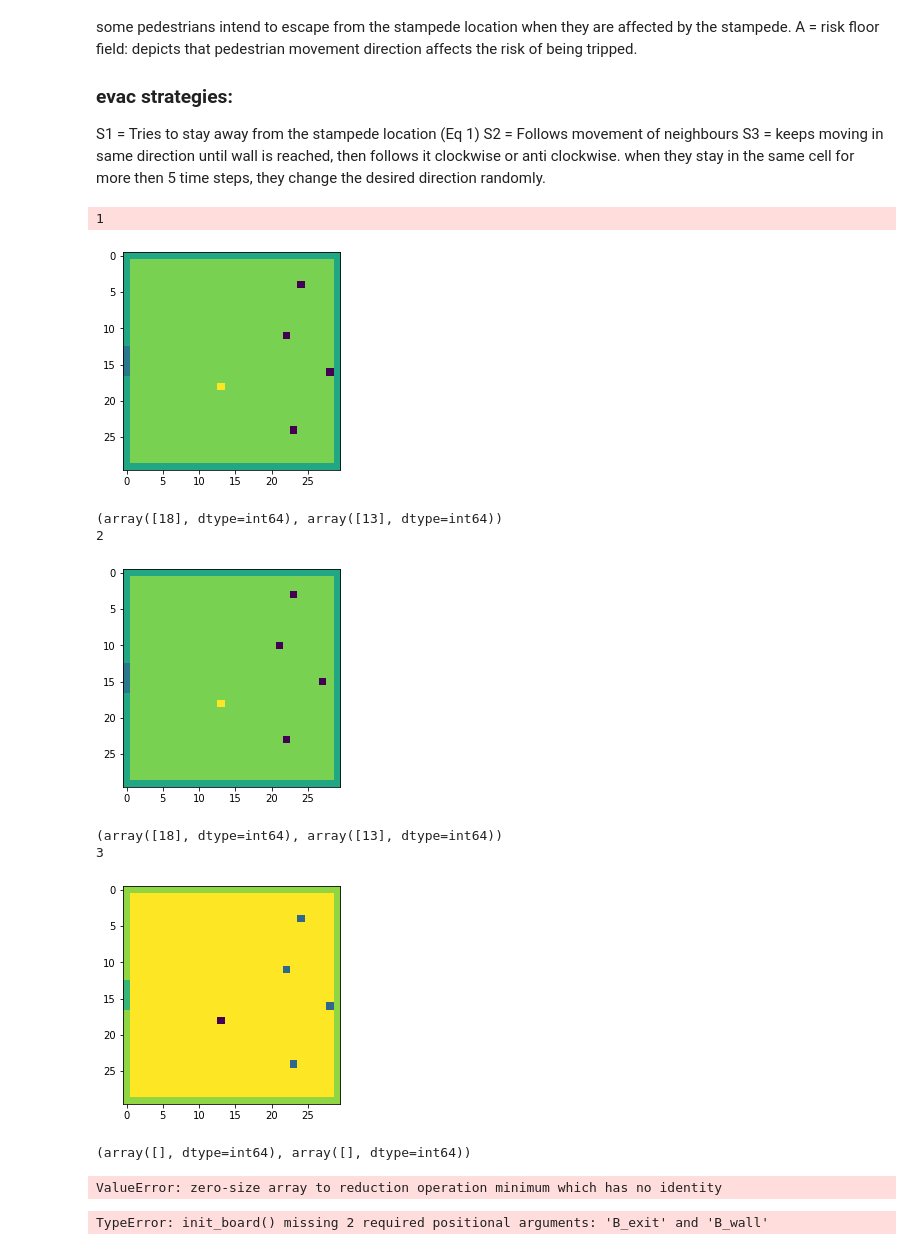
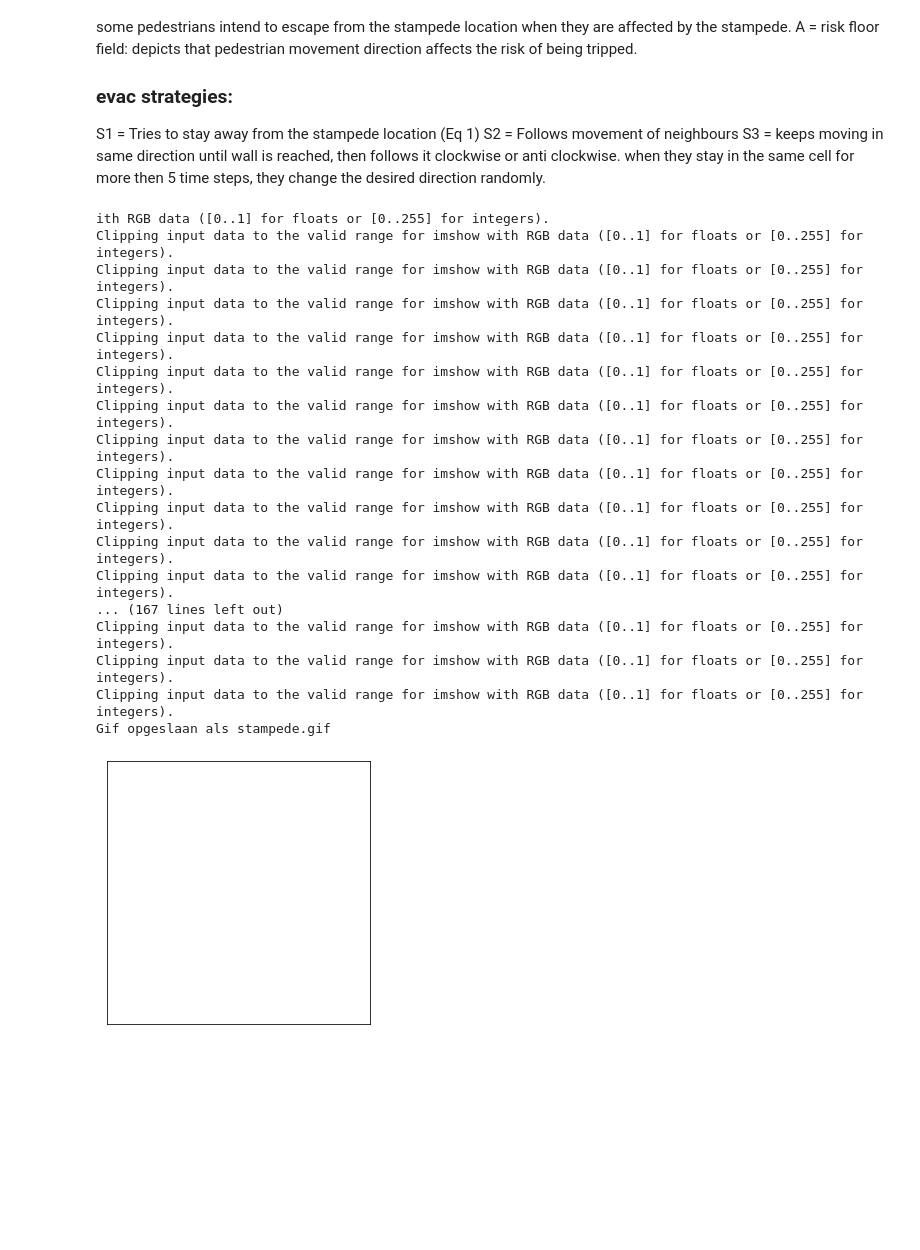
Before and after one commit to wardvanbelle/STmodels_project, a Jupyter notebook: Stampede.ipynb, the cells around one changed output. Cells and saved outputs as stored; diff of their text form; code cells hidden in the pictures; blank space fills up the shorter version.

```diff
--- a/Stampede.ipynb
+++ b/Stampede.ipynb
@@ -617,14 +658,14 @@ class Pedestrian:
 # %%
 # parameters
 board_size = 30 # size of board
-num_people = 5 # number of people
+num_people = 50 # number of people
 
 ##b Assigning locations as a tuple of a list with all y-coordinates and a list with all x-coordinates allows for multiple indexing
 exit_locs = ([int(board_size/2-2), int(board_size/2-1), int(board_size/2), int(board_size/2+1)], [0, 0, 0, 0]) # exit locations (middle of left wall)
 obstacle_locs = ([],[])
 fallen_locs = ([],[]) # No obstacles for now
 
-S_wall = 0 # 500 in the article but we're smarter
+S_wall = 500 # 500 in the article but we're smarter
 S_exit = 1
 B_wall = -1
 B_exit = -2
@@ -644,7 +685,7 @@ sight_radius = 5 # perception radius for each person
 
 Srange = 8 # stampede range
 
-state_dic = {'C':1,'Ue':-3,'Un':-4,'Ae':-5,'An':-6}
+state_dic = {'C':1,'left':0,'Ue':-3,'Un':-4,'Ae':-5,'An':-6}
 # each time step == 0.3s
 # %%
 # main function
@@ -696,10 +737,9 @@ while stampede:
         D = update_D(D, locations, prev_locations, diffusion_factor, decay_factor)
         fallen_locs,board = update_board(board,person_list,state_dic,chaos)
 
-    plt.imshow(board)
-    plt.show()
+    #plt.imshow(board)
+    #plt.show()
 
-    print(fallen_locs)
     if time > 1 and fallen_locs != prev_fallen_locs and len(fallen_locs[0]) > 0:
         # note that Fij is -inf if there is an obstacle/fallen person on Fij
         F = update_F(board_size, fallen_locs, Srange)
@@ -716,12 +756,12 @@ while stampede:
         # if person has been evacuated, remove from person list
 
         if person.state == 'left':
-            np.delete(person_list,person)
+            np.delete(person_list,person_list == person)
         else:
             # calculate movement of each person
             # or if person.state = 'C' calculate chance of getting up
 
-            person = move_direction(person,board,S,D,F,exit_locs,fallen_locs,directionmap,sight_radius,board_size,ks,kd,kf,ka,kc,B_wall,B_exit)
+            person = move_direction(person,board,S,D,F,exit_locs,fallen_locs,directionmap,sight_radius,board_size,ks,kd,kf,ka,kc,B_wall)
 
     next_locations = np.array([person.new_location for person in person_list if person.state != 'C'])
     next_loc_person_list = np.array([person for person in person_list if person.state != 'C'])
@@ -736,54 +776,49 @@ while stampede:
         for dupe in dupes:
             # for all dupes calc which person moves and set its location to new location
             # The other persons stay in their original location and thus don't need to be adjusted
             people_moving = next_loc_person_list[np.all(next_locations == dupe,axis=1)]
             np.random.shuffle(people_moving)
             picked = people_moving[0]
             picked.location = picked.new_location
 
         for non_dupe in non_dupes:
             # set location to new locations
             person_moving = next_loc_person_list[np.all(next_locations == non_dupe,axis=1)][0]
             person_moving.location = person_moving.new_location
 
     else:
         for person in next_loc_person_list:
             person.location = person.new_location
 
     locations = get_locations(person_list)
 
     # check if stampede is over
 
     stampede = check_stampede(person_list,chaos)
 
     # write current board to total
     temp = np.reshape(plot_room(board,state_dic,B_exit,B_wall),(1,board_size,board_size,3))
     stampede_clip = np.vstack((stampede_clip,temp))
     time += 1
 
 print(f"The stampede lasted {time} seconds.")
+maak_gif(stampede_clip, filename = 'stampede')
 # %% [output]
-1
+ith RGB data ([0..1] for floats or [0..255] for integers).
+Clipping input data to the valid range for imshow with RGB data ([0..1] for floats or [0..255] for integers).
+Clipping input data to the valid range for imshow with RGB data ([0..1] for floats or [0..255] for integers).
+Clipping input data to the valid range for imshow with RGB data ([0..1] for floats or [0..255] for integers).
+Clipping input data to the valid range for imshow with RGB data ([0..1] for floats or [0..255] for integers).
+Clipping input data to the valid range for imshow with RGB data ([0..1] for floats or [0..255] for integers).
+Clipping input data to the valid range for imshow with RGB data ([0..1] for floats or [0..255] for integers).
+Clipping input data to the valid range for imshow with RGB data ([0..1] for floats or [0..255] for integers).
+Clipping input data to the valid range for imshow with RGB data ([0..1] for floats or [0..255] for integers).
+Clipping input data to the valid range for imshow with RGB data ([0..1] for floats or [0..255] for integers).
+Clipping input data to the valid range for imshow with RGB data ([0..1] for floats or [0..255] for integers).
+Clipping input data to the valid range for imshow with RGB data ([0..1] for floats or [0..255] for integers).
+... (167 lines left out)
+Clipping input data to the valid range for imshow with RGB data ([0..1] for floats or [0..255] for integers).
+Clipping input data to the valid range for imshow with RGB data ([0..1] for floats or [0..255] for integers).
+Clipping input data to the valid range for imshow with RGB data ([0..1] for floats or [0..255] for integers).
+Gif opgeslaan als stampede.gif
-[figure, old version]
+[figure, new version]
-(array([18], dtype=int64), array([13], dtype=int64))
-2
-[figure, removed]
-(array([18], dtype=int64), array([13], dtype=int64))
-3
-[figure, removed]
-(array([], dtype=int64), array([], dtype=int64))
-ValueError: zero-size array to reduction operation minimum which has no identity
-# %%
-board, person_list = init_board(board_size,num_people,exit_locs,sight_radius,state_dic)
-S = init_S(board_size, S_wall, S_exit, obstacle_locs, exit_locs, mu)
-D = init_D(board_size)
-directionsmap = get_directions(board_size,person_list)
-dist_mat  = create_dist_mat(board_size, ([person_list[1].location[0]],[person_list[1].location[1]]))
-dist_mat = (dist_mat <= sight_radius)
-unq, count = np.unique(directionsmap[dist_mat], axis=0, return_counts=True)
-ind = np.argsort(-count)
-print(all(unq[ind][0] == [2,2]))
-print(unq[ind][1])
-print(unq,count)
-# %% [output]
-TypeError: init_board() missing 2 required positional arguments: 'B_exit' and 'B_wall'
```
Also changed, not shown: parts of 17 cells of this notebook, 1 other file.
